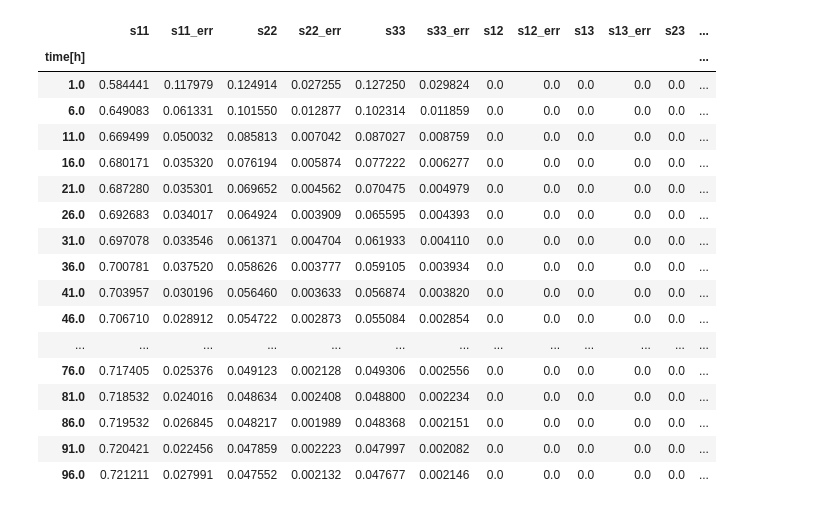
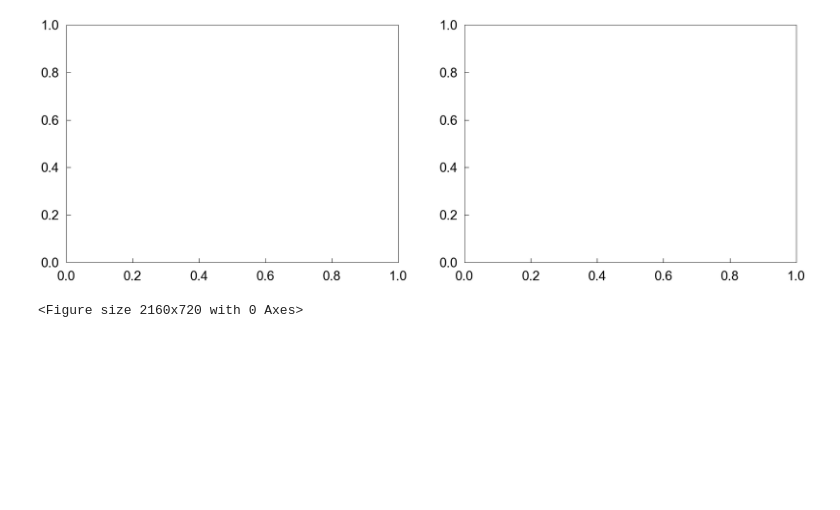
Before and after one commit to hiroro9/Sobol-ASR, a Jupyter notebook: sum-SiST.ipynb, the cells around one changed output. Cells and saved outputs as stored; diff of their text form; code cells hidden in the pictures; blank space fills up the shorter version.

```diff
--- a/sum-SiST.ipynb
+++ b/sum-SiST.ipynb
@@ -3,3 +4,28 @@ import pandas as pd
+# %%
+#=========== general settings ============================#
+plt.rcParams["figure.figsize"] = [30, 10]
+plt.rcParams["figure.subplot.wspace"] = 0.2
+
+plt.rcParams["lines.linewidth"] = 5.0
+
+plt.rcParams['font.family'] ='sans-serif'#使用するフォント
+plt.rcParams['font.sans-serif'] ='Arial'#使用するフォント
+plt.rcParams["font.size"] = 30
+plt.rcParams['mathtext.rm'] ='sans'#使用するフォント
+plt.rcParams['mathtext.default'] ='rm'#使用するフォント
+
+plt.rcParams['xtick.direction'] = 'in'#x軸の目盛線が内向き('in')か外向き('out')か双方向か('inout')
+plt.rcParams['ytick.direction'] = 'in'#y軸の目盛線が内向き('in')か外向き('out')か双方向か('inout')
+plt.rcParams['xtick.major.width'] = 1.0#x軸主目盛り線の線幅
+plt.rcParams['ytick.major.width'] = 1.0#y軸主目盛り線の線幅
+plt.rcParams["xtick.major.pad"] = 19.0
+plt.rcParams["ytick.major.pad"] = 16.0
+plt.rcParams["xtick.major.size"] = 10
+plt.rcParams["ytick.major.size"] = 10
+
+plt.rcParams['axes.linewidth'] = 1.0# 軸の線幅edge linewidth。囲みの太さ
+plt.rcParams["axes.labelpad"] = 10
+#==================================================================#
 # %%
 ST100 = pd.read_csv("output/5000/ST_K_G_100.csv", index_col=0 )
 ST010 = pd.read_csv("output/5000/ST_K_G_010.csv", index_col=0 )
@@ -12,23 +41,9 @@ ST = ST100 + ST010 + ST001 + 2*ST110 + 2*ST101 + 2*ST011
 # %%
 ST.to_csv("output/5000/ST_total.csv")
-# %%
-ST100
-# %% [output]
-|  | s11 | s11_err | s22 | s22_err | s33 | s33_err | s12 | s12_err | s13 | s13_err | s23 | ... |
-| time[h] |  |  |  |  |  |  |  |  |  |  |  | ... |
-| 1.0 | 0.584441 | 0.117979 | 0.124914 | 0.027255 | 0.127250 | 0.029824 | 0.0 | 0.0 | 0.0 | 0.0 | 0.0 | ... |
-| 6.0 | 0.649083 | 0.061331 | 0.101550 | 0.012877 | 0.102314 | 0.011859 | 0.0 | 0.0 | 0.0 | 0.0 | 0.0 | ... |
-| 11.0 | 0.669499 | 0.050032 | 0.085813 | 0.007042 | 0.087027 | 0.008759 | 0.0 | 0.0 | 0.0 | 0.0 | 0.0 | ... |
-| 16.0 | 0.680171 | 0.035320 | 0.076194 | 0.005874 | 0.077222 | 0.006277 | 0.0 | 0.0 | 0.0 | 0.0 | 0.0 | ... |
-| 21.0 | 0.687280 | 0.035301 | 0.069652 | 0.004562 | 0.070475 | 0.004979 | 0.0 | 0.0 | 0.0 | 0.0 | 0.0 | ... |
-| 26.0 | 0.692683 | 0.034017 | 0.064924 | 0.003909 | 0.065595 | 0.004393 | 0.0 | 0.0 | 0.0 | 0.0 | 0.0 | ... |
-| 31.0 | 0.697078 | 0.033546 | 0.061371 | 0.004704 | 0.061933 | 0.004110 | 0.0 | 0.0 | 0.0 | 0.0 | 0.0 | ... |
-| 36.0 | 0.700781 | 0.037520 | 0.058626 | 0.003777 | 0.059105 | 0.003934 | 0.0 | 0.0 | 0.0 | 0.0 | 0.0 | ... |
-| 41.0 | 0.703957 | 0.030196 | 0.056460 | 0.003633 | 0.056874 | 0.003820 | 0.0 | 0.0 | 0.0 | 0.0 | 0.0 | ... |
-| 46.0 | 0.706710 | 0.028912 | 0.054722 | 0.002873 | 0.055084 | 0.002854 | 0.0 | 0.0 | 0.0 | 0.0 | 0.0 | ... |
-| ... | ... | ... | ... | ... | ... | ... | ... | ... | ... | ... | ... | ... |
-| 76.0 | 0.717405 | 0.025376 | 0.049123 | 0.002128 | 0.049306 | 0.002556 | 0.0 | 0.0 | 0.0 | 0.0 | 0.0 | ... |
-| 81.0 | 0.718532 | 0.024016 | 0.048634 | 0.002408 | 0.048800 | 0.002234 | 0.0 | 0.0 | 0.0 | 0.0 | 0.0 | ... |
-| 86.0 | 0.719532 | 0.026845 | 0.048217 | 0.001989 | 0.048368 | 0.002151 | 0.0 | 0.0 | 0.0 | 0.0 | 0.0 | ... |
-| 91.0 | 0.720421 | 0.022456 | 0.047859 | 0.002223 | 0.047997 | 0.002082 | 0.0 | 0.0 | 0.0 | 0.0 | 0.0 | ... |
-| 96.0 | 0.721211 | 0.027991 | 0.047552 | 0.002132 | 0.047677 | 0.002146 | 0.0 | 0.0 | 0.0 | 0.0 | 0.0 | ... |
+# %%
+fig = plt.figure()
+ax = fig.add_subplot(121)
+
+ax2 = fig.add_subplot(122)
+# %% [output]
+[figure, added]
@@ -34,0 +64,4 @@ ST100
+# %%
+plt.clf()
+# %% [output]
+<Figure size 2160x720 with 0 Axes>
```
Also changed, not shown: parts of 4 cells of this notebook, 4 other files.
